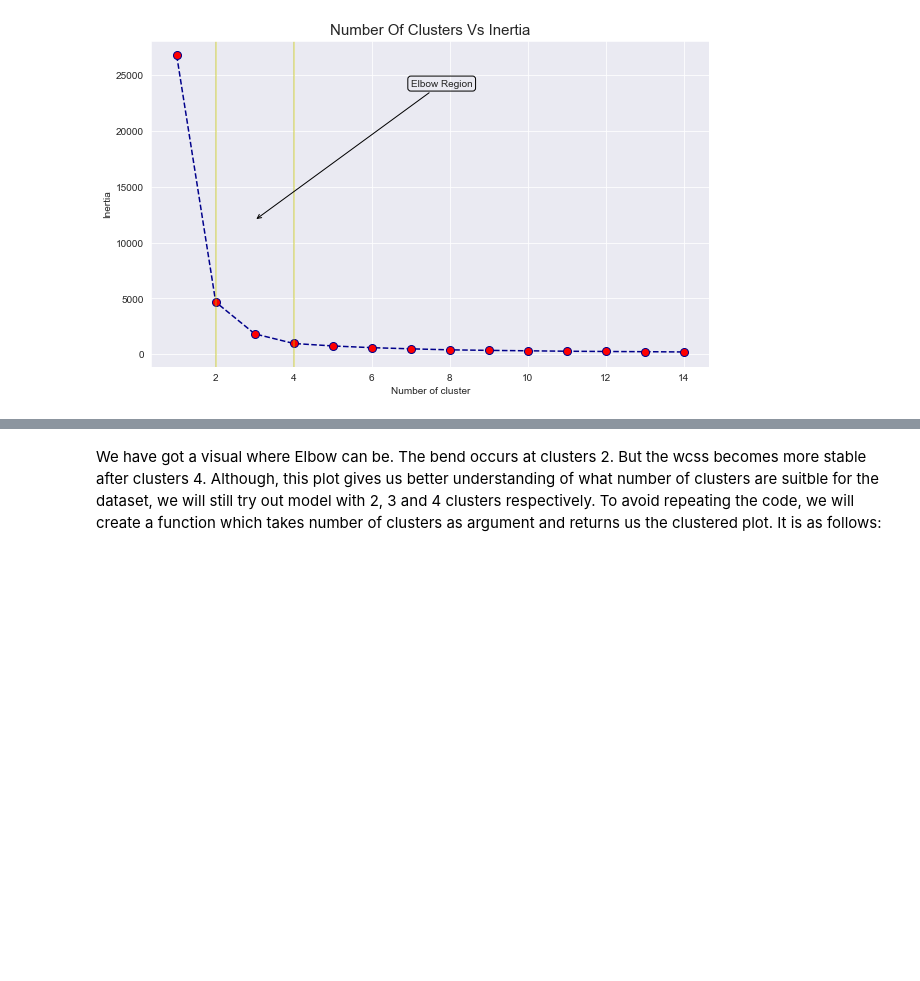
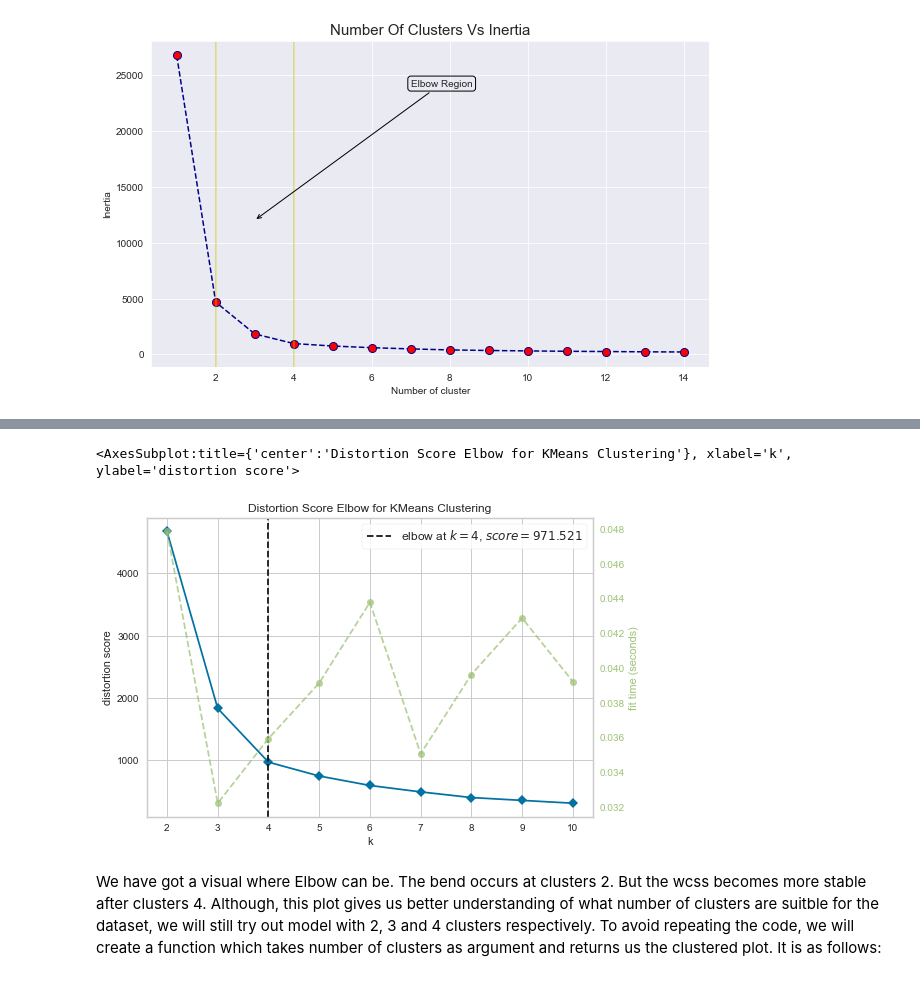
Before and after one commit to mdushetwar/Fifa-Players--EDA-Clustering, a Jupyter notebook: PRCP-1004-Fifa20.ipynb, the cells around one changed output, grey strips where cells are left out. Cells and saved outputs as stored; diff of their text form; code cells hidden in the pictures; blank space fills up the shorter version.

Commit message:
Cluster number

```diff
--- a/PRCP-1004-Fifa20.ipynb
+++ b/PRCP-1004-Fifa20.ipynb
@@ -787,3 +850,13 @@ plt.title('Number of clusters vs Inertia'.title(), fontsize=15);
+# %%
+from yellowbrick.cluster import KElbowVisualizer
+
+visualizer3 = KElbowVisualizer(KMeans(), k=(2,11))
+
+visualizer3.fit(fifa_pca) # Fit the data to the visualizer
+visualizer3.show(outpath='elbowplot2.png')
+# %% [output]
+<AxesSubplot:title={'center':'Distortion Score Elbow for KMeans Clustering'}, xlabel='k', ylabel='distortion score'>
+[figure, added]
 # %% [markdown]
 We have got a visual where Elbow can be. The bend occurs at clusters 2. But the wcss becomes more stable after clusters 4. Although, this plot gives us better understanding of what number of clusters are suitble for the dataset, we will still try out model with 2, 3 and 4 clusters respectively. To avoid repeating the code, we will create a function which takes number of clusters as argument and returns us the clustered plot. It is as follows:
 # %%
```
Also changed, not shown: parts of 8 cells of this notebook, 1 other file.
